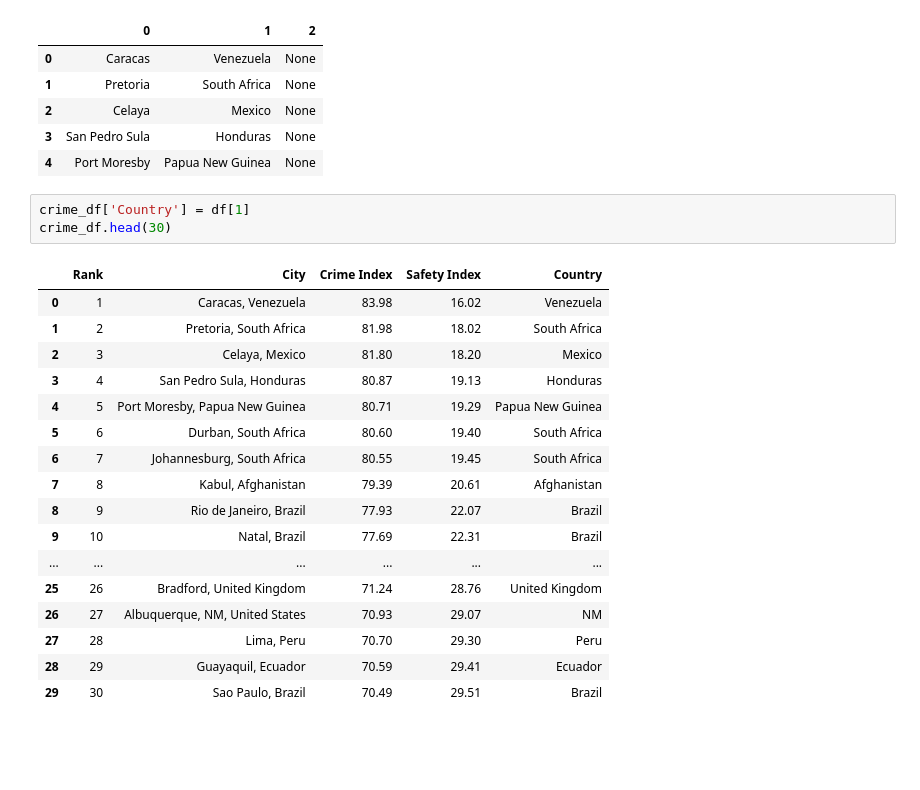
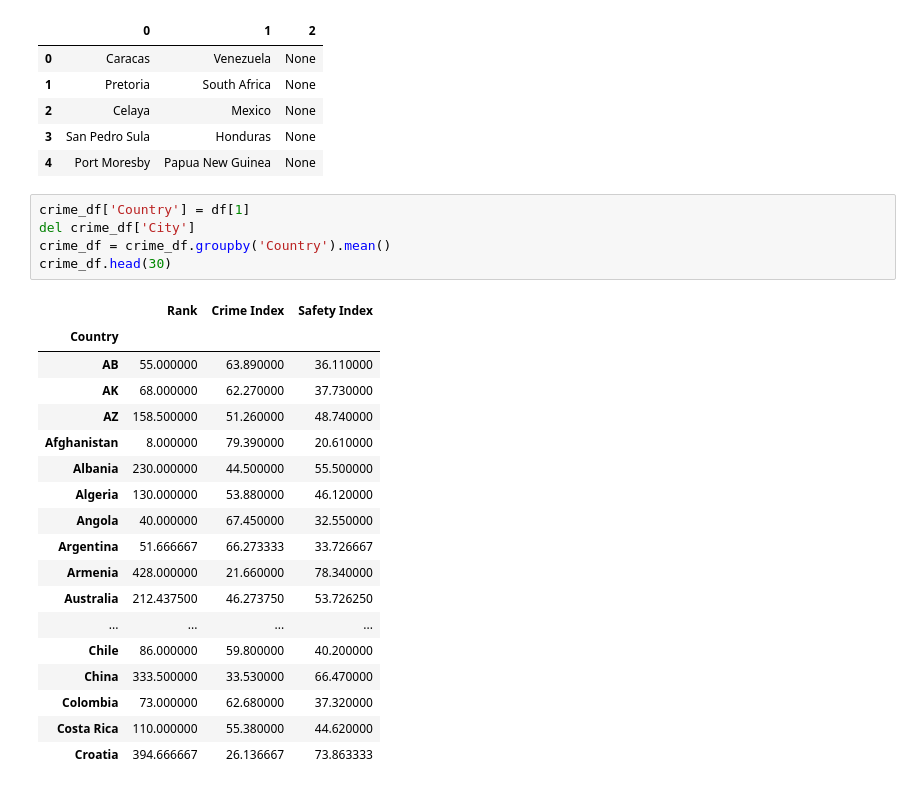
Before and after one commit to cburgyan/project1_happiness, a Jupyter notebook: pro1_happiness.ipynb, the cells around one changed output. Saved outputs shown, nothing was run; the diff lists cells and outputs as text; blank space fills up the shorter version.

```diff
--- a/pro1_happiness.ipynb
+++ b/pro1_happiness.ipynb
@@ -317,22 +281,25 @@ df.head()
 | 4 | Port Moresby | Papua New Guinea | None |
 # %%
 crime_df['Country'] = df[1]
+del crime_df['City']
+crime_df = crime_df.groupby('Country').mean()
 crime_df.head(30)
 # %% [output]
-|  | Rank | City | Crime Index | Safety Index | Country |
-| 0 | 1 | Caracas, Venezuela | 83.98 | 16.02 | Venezuela |
-| 1 | 2 | Pretoria, South Africa | 81.98 | 18.02 | South Africa |
-| 2 | 3 | Celaya, Mexico | 81.80 | 18.20 | Mexico |
-| 3 | 4 | San Pedro Sula, Honduras | 80.87 | 19.13 | Honduras |
-| 4 | 5 | Port Moresby, Papua New Guinea | 80.71 | 19.29 | Papua New Guinea |
-| 5 | 6 | Durban, South Africa | 80.60 | 19.40 | South Africa |
-| 6 | 7 | Johannesburg, South Africa | 80.55 | 19.45 | South Africa |
-| 7 | 8 | Kabul, Afghanistan | 79.39 | 20.61 | Afghanistan |
-| 8 | 9 | Rio de Janeiro, Brazil | 77.93 | 22.07 | Brazil |
-| 9 | 10 | Natal, Brazil | 77.69 | 22.31 | Brazil |
-| ... | ... | ... | ... | ... | ... |
-| 25 | 26 | Bradford, United Kingdom | 71.24 | 28.76 | United Kingdom |
-| 26 | 27 | Albuquerque, NM, United States | 70.93 | 29.07 | NM |
-| 27 | 28 | Lima, Peru | 70.70 | 29.30 | Peru |
-| 28 | 29 | Guayaquil, Ecuador | 70.59 | 29.41 | Ecuador |
-| 29 | 30 | Sao Paulo, Brazil | 70.49 | 29.51 | Brazil |
+|  | Rank | Crime Index | Safety Index |
+| Country |  |  |  |
+| AB | 55.000000 | 63.890000 | 36.110000 |
+| AK | 68.000000 | 62.270000 | 37.730000 |
+| AZ | 158.500000 | 51.260000 | 48.740000 |
+| Afghanistan | 8.000000 | 79.390000 | 20.610000 |
+| Albania | 230.000000 | 44.500000 | 55.500000 |
+| Algeria | 130.000000 | 53.880000 | 46.120000 |
+| Angola | 40.000000 | 67.450000 | 32.550000 |
+| Argentina | 51.666667 | 66.273333 | 33.726667 |
+| Armenia | 428.000000 | 21.660000 | 78.340000 |
+| Australia | 212.437500 | 46.273750 | 53.726250 |
+| ... | ... | ... | ... |
+| Chile | 86.000000 | 59.800000 | 40.200000 |
+| China | 333.500000 | 33.530000 | 66.470000 |
+| Colombia | 73.000000 | 62.680000 | 37.320000 |
+| Costa Rica | 110.000000 | 55.380000 | 44.620000 |
+| Croatia | 394.666667 | 26.136667 | 73.863333 |
```
Also changed, not shown: parts of 26 cells of this notebook.
